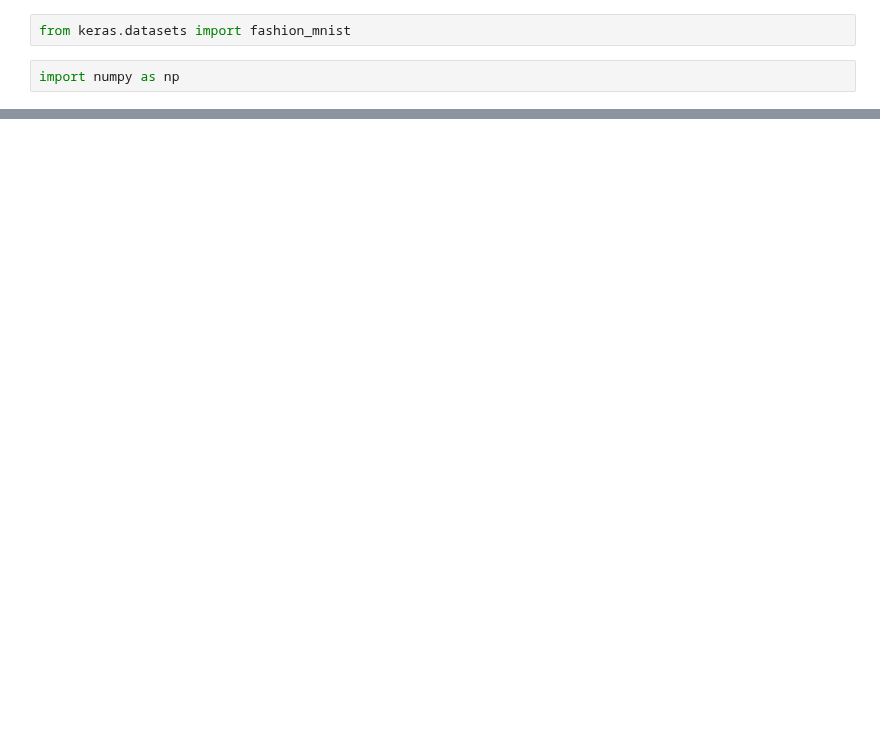
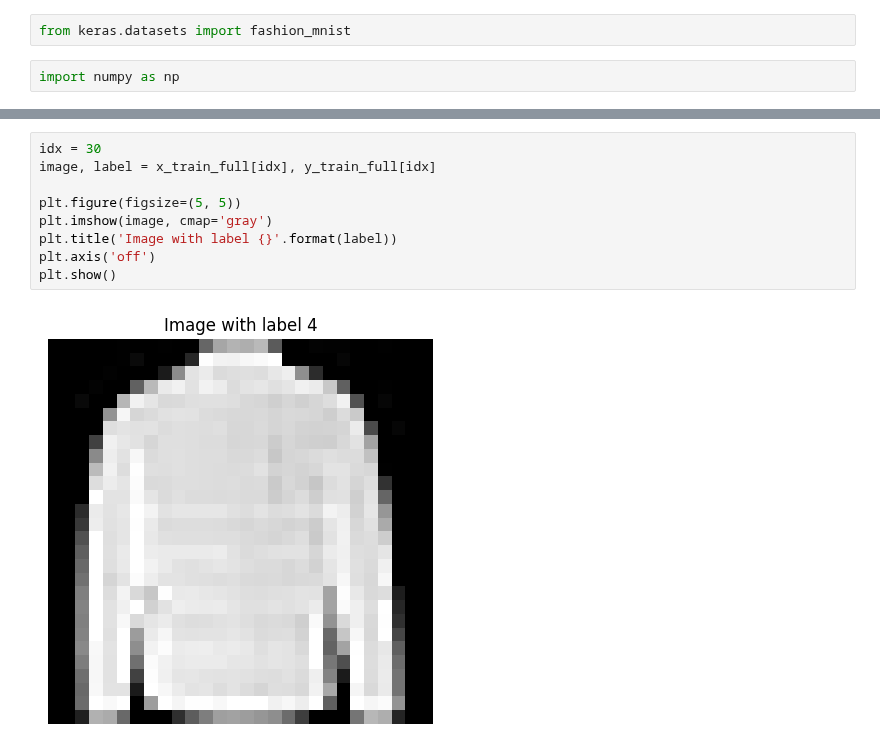
Before and after one commit to kacmazozan/Fashion_mnist_Dataset_ML, a Jupyter notebook: CS412-HW1-ozankacmaz.ipynb, the cells around one changed output, grey strips where cells are left out. Cells and saved outputs as stored; diff of their text form; blank space fills up the shorter version.

```diff
--- a/CS412-HW1-ozankacmaz.ipynb
+++ b/CS412-HW1-ozankacmaz.ipynb
@@ -39,0 +78,11 @@ y_full= np.concatenate([y_test_full,y_train_full])
+# %%
+idx = 30
+image, label = x_train_full[idx], y_train_full[idx]
+
+plt.figure(figsize=(5, 5))
+plt.imshow(image, cmap='gray')
+plt.title('Image with label {}'.format(label))
+plt.axis('off')
+plt.show()
+# %% [output]
+[figure, added]
```
Also changed, not shown: parts of 6 cells of this notebook, 1 other file.
